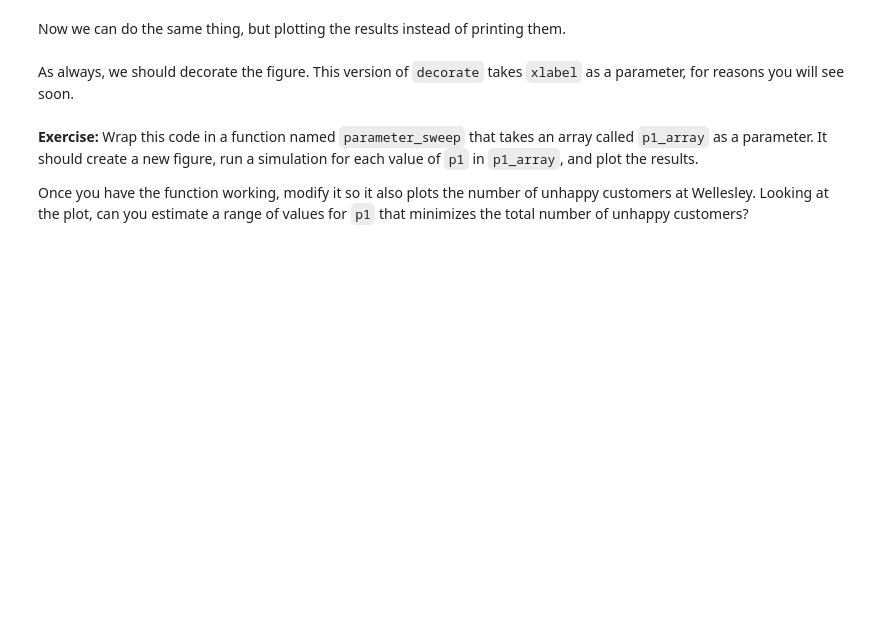
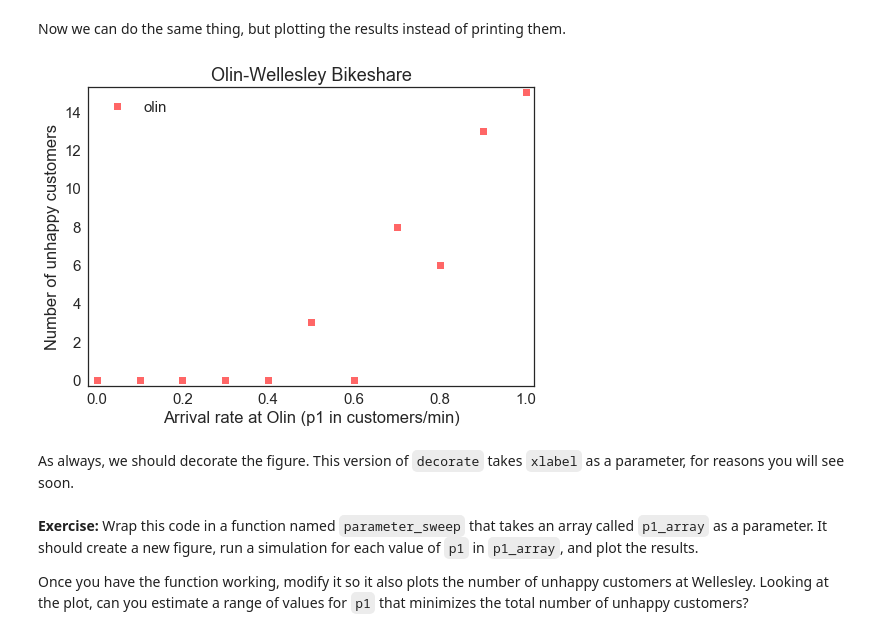
Before and after one commit to Bogidon/ModSimPy, a Jupyter notebook: code/chap02mine.ipynb, the cells around one changed output. Drawn from its saved outputs; the diff is of its cells as text; code cells hidden in the pictures; blank space fills up the shorter version.

```diff
--- a/code/chap02mine.ipynb
+++ b/code/chap02mine.ipynb
@@ -545,4 +602,4 @@ p1_array
 # %%
 for p1 in p1_array:
-    system = run_simulation(p1=p1)
+    system = run_simulation(p1=p1, num_steps=30, plot_flag=False)
     print(p1, system.olin_empty)
@@ -551,7 +626,10 @@ Now we can do the same thing, but plotting the results instead of printing them.
 # %%
 newfig()
 for p1 in p1_array:
-    system = run_simulation(p1=p1)
+    system = run_simulation(p1=p1, p2=0.2, num_steps=30, plot_flag=False)
     plot(p1, system.olin_empty, 'rs', label='olin')
+    decorate(xlabel='Arrival rate at Olin (p1 in customers/min)')
+# %% [output]
+[figure, added]
 # %% [markdown]
 As always, we should decorate the figure.  This version of `decorate` takes `xlabel` as a parameter, for reasons you will see soon.
```
Also changed, not shown: parts of 62 cells of this notebook, 1 other file.
